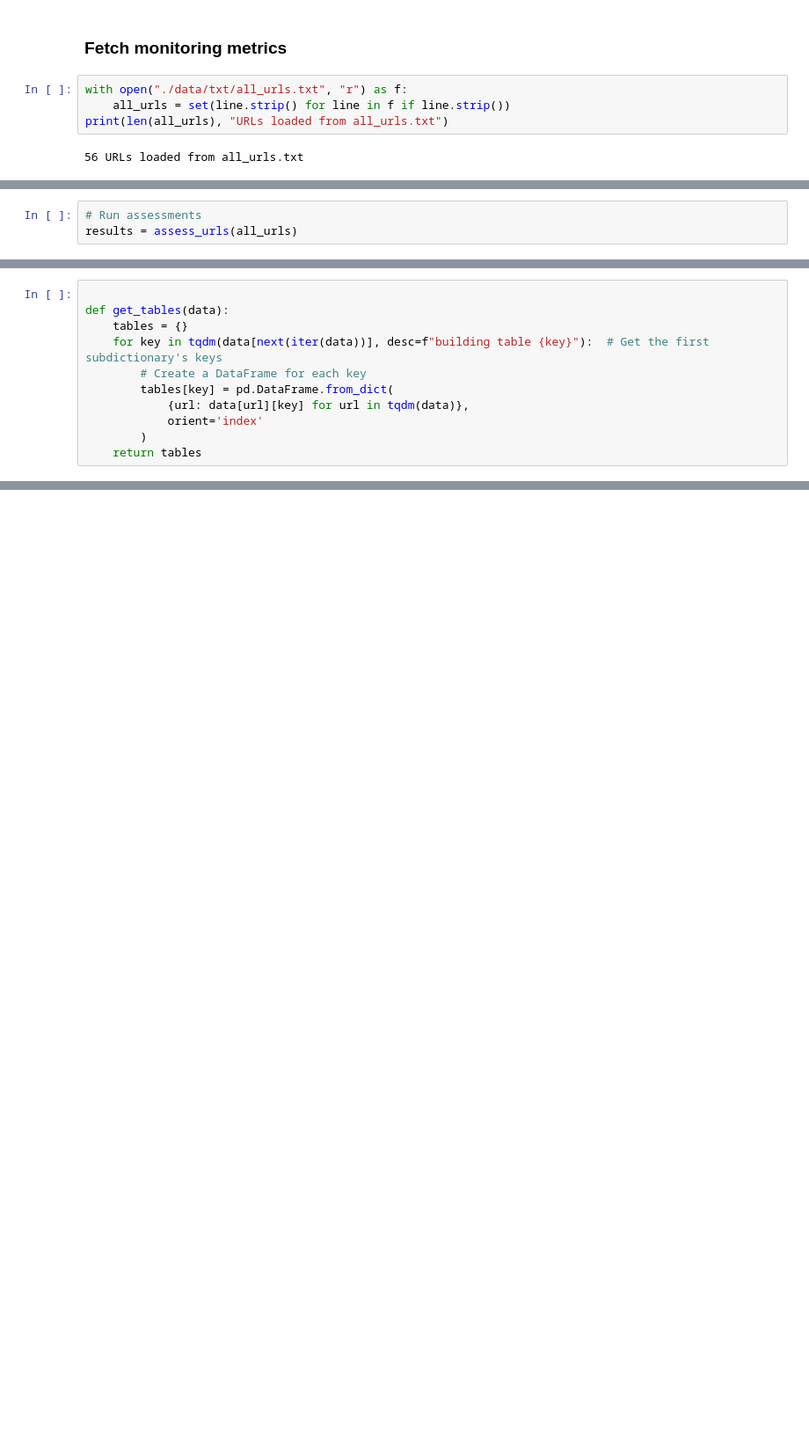
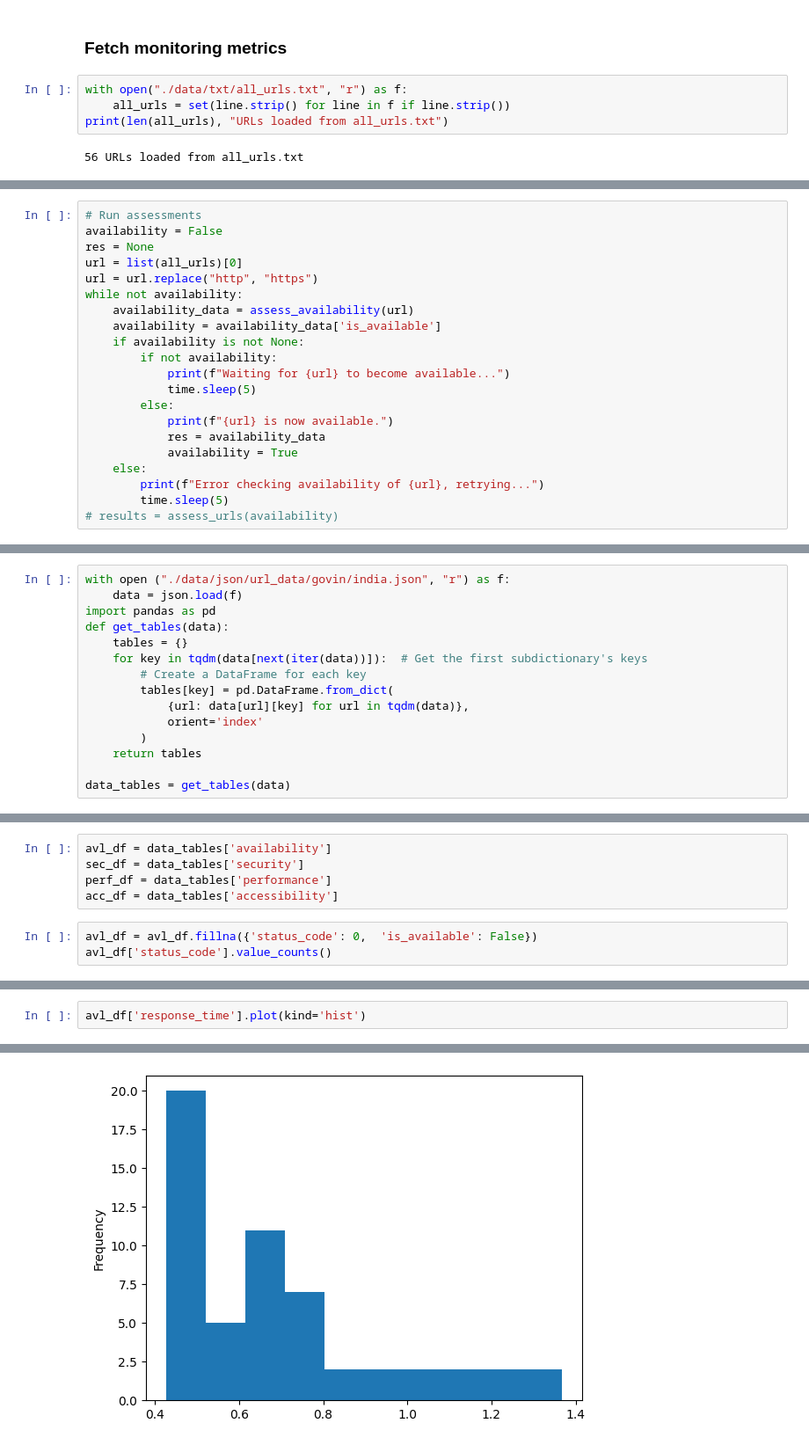
Before and after one commit to jnarayanbhatt-spec/monitor, a Jupyter notebook: notebook.ipynb, the cells around one changed output, grey strips where cells are left out. Shown: that part at 88% size. Cells and saved outputs as stored; diff of their text form; blank space fills up the shorter version.

```diff
--- a/notebook.ipynb
+++ b/notebook.ipynb
@@ -151,4 +157,22 @@ def assess_urls(urls):
     return results
 # %%
 # Run assessments
-results = assess_urls(all_urls)
+availability = False
+res = None
+url = list(all_urls)[0]
+url = url.replace("http", "https")
+while not availability:
+    availability_data = assess_availability(url)
+    availability = availability_data['is_available']
+    if availability is not None:
+        if not availability:
+            print(f"Waiting for {url} to become available...")
+            time.sleep(5)
+        else:
+            print(f"{url} is now available.")
+            res = availability_data
+            availability = True
+    else:
+        print(f"Error checking availability of {url}, retrying...")
+        time.sleep(5)
+# results = assess_urls(availability)
@@ -155,11 +239,15 @@ results = assess_urls(all_urls)
 # %%
-
+with open ("./data/json/url_data/govin/india.json", "r") as f:
+    data = json.load(f)
+import pandas as pd
 def get_tables(data):
     tables = {}
-    for key in tqdm(data[next(iter(data))], desc=f"building table {key}"):  # Get the first subdictionary's keys
+    for key in tqdm(data[next(iter(data))]):  # Get the first subdictionary's keys
         # Create a DataFrame for each key
         tables[key] = pd.DataFrame.from_dict(
             {url: data[url][key] for url in tqdm(data)},
             orient='index'
         )
     return tables
+
+data_tables = get_tables(data)
@@ -188,0 +254,8 @@ def assess_accessibility(url):
+# %%
+avl_df = data_tables['availability']
+sec_df = data_tables['security']
+perf_df = data_tables['performance']
+acc_df = data_tables['accessibility']
+# %%
+avl_df = avl_df.fillna({'status_code': 0,  'is_available': False})
+avl_df['status_code'].value_counts()
@@ -188,0 +267,3 @@ def assess_accessibility(url):
+# %%
+avl_df['response_time'].plot(kind='hist')
+# %% [output]
@@ -188,0 +271 @@ def assess_accessibility(url):
+[figure, added]
```
Also changed, not shown: parts of 14 cells of this notebook.
